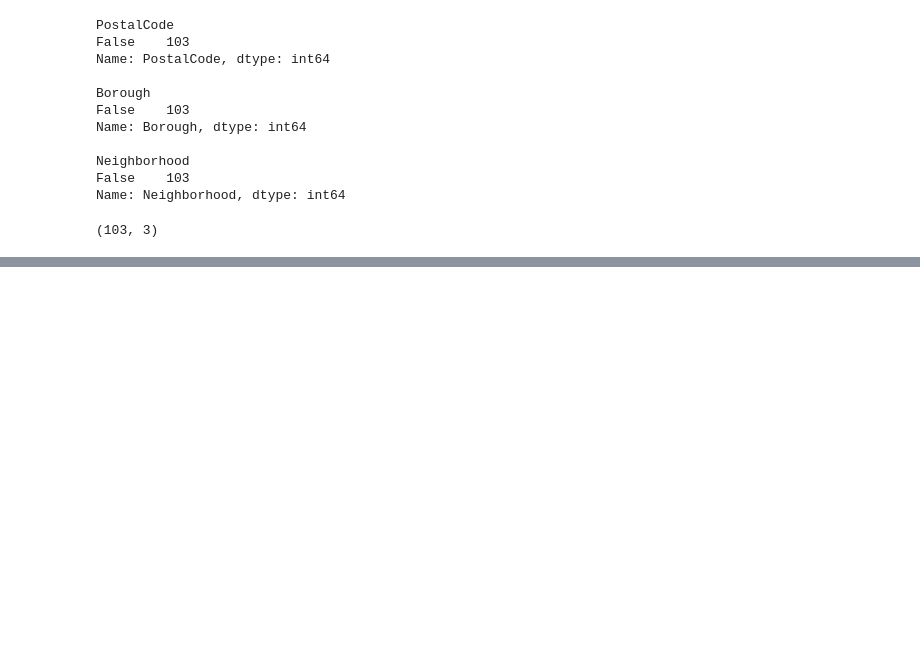
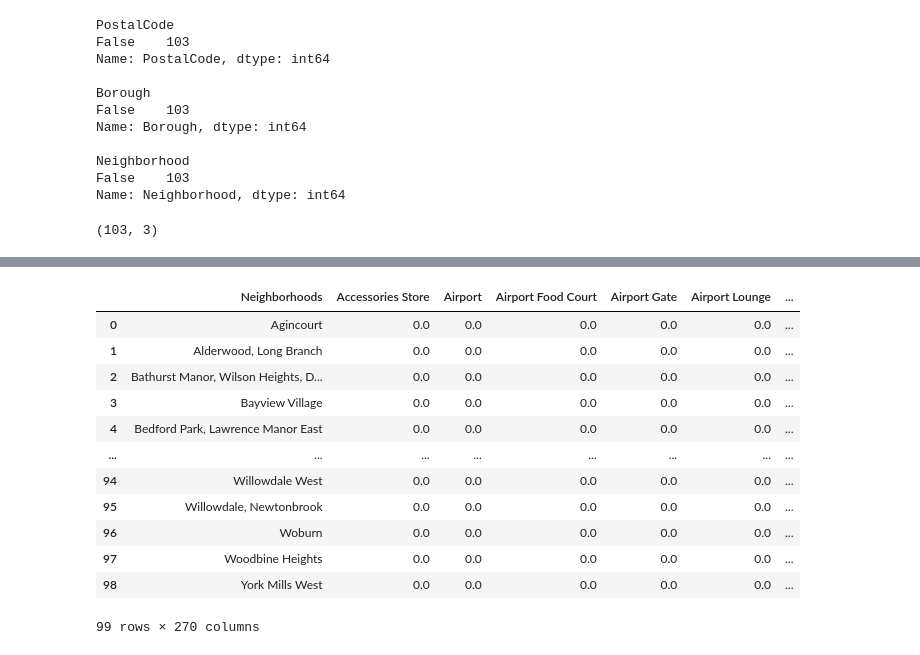
Before and after one commit to Yuki-1025/Coursera_Capstone, a Jupyter notebook: Assignment2-Segmenting_and_Clustering_Neighborhoods_in_Toronto.ipynb, the cells around one changed output, grey strips where cells are left out. Saved outputs shown, nothing was run; the diff lists cells and outputs as text; code cells hidden in the pictures; blank space fills up the shorter version.

```diff
--- a/Assignment2-Segmenting_and_Clustering_Neighborhoods_in_Toronto.ipynb
+++ b/Assignment2-Segmenting_and_Clustering_Neighborhoods_in_Toronto.ipynb
@@ -120,0 +180,7 @@ df.shape
+# %%
+address = 'Toronto, ON'
+geolocator = Nominatim(user_agent="toronto_explorer")
+location = geolocator.geocode(address)
+latitude = location.latitude
+longitude = location.longitude
+print('The geograpical coordinate of Toronto are {}, {}.'.format(latitude, longitude))
@@ -120,0 +210,10 @@ df.shape
+# %%
+# Define Foursquare credentials and version
+CLIENT_ID = 'Q1J3UQGDYGC0JPRHHFRNTD2E4UO4IGAXHHGU5ICBSHE3AK41' # your Foursquare ID
+CLIENT_SECRET = 'I2FFNQCL5AM5WM2HSMQQURN2BYJGFEAAADRGXNNWJ0GIJAUG' # your Foursquare Secret
+VERSION = '20180605' # Foursquare API version
+LIMIT = 100 # A default Foursquare API limit value
+
+print('Your credentails:')
+print('CLIENT_ID: ' + CLIENT_ID)
+print('CLIENT_SECRET:' + CLIENT_SECRET)
@@ -120,0 +264,2 @@ df.shape
+# %%
+toronto_venues = getNearbyVenues(df_ready['Neighborhood'], df_ready['Latitude'], df_ready['Longitude'])
@@ -120,0 +308,14 @@ df.shape
+# %%
+# one hot encoding
+toronto_onehot = pd.get_dummies(toronto_venues[['Venue Category']], prefix='', prefix_sep='')
+print(toronto_onehot.shape)
+
+# add neighborhood column back to dataframe
+toronto_onehot['Neighborhoods'] = toronto_venues['Neighborhood']
+
+print(toronto_onehot.shape)
+# move neighborhood column to the first column
+fixed_columns = [toronto_onehot.columns[-1]] + list(toronto_onehot.columns[:-1])
+toronto_onehot = toronto_onehot[fixed_columns]
+
+toronto_onehot.head()
@@ -120,0 +332,18 @@ df.shape
+# %%
+#aggregate rows by neighborhood and by taking the mean of the frequency of occurrence of each category
+toronto_grouped= toronto_onehot.groupby('Neighborhoods').mean().reset_index()
+toronto_grouped
+# %% [output]
+|  | Neighborhoods | Accessories Store | Airport | Airport Food Court | Airport Gate | Airport Lounge | ... |
+| 0 | Agincourt | 0.0 | 0.0 | 0.0 | 0.0 | 0.0 | ... |
+| 1 | Alderwood, Long Branch | 0.0 | 0.0 | 0.0 | 0.0 | 0.0 | ... |
+| 2 | Bathurst Manor, Wilson Heights, D... | 0.0 | 0.0 | 0.0 | 0.0 | 0.0 | ... |
+| 3 | Bayview Village | 0.0 | 0.0 | 0.0 | 0.0 | 0.0 | ... |
+| 4 | Bedford Park, Lawrence Manor East | 0.0 | 0.0 | 0.0 | 0.0 | 0.0 | ... |
+| ... | ... | ... | ... | ... | ... | ... | ... |
+| 94 | Willowdale West | 0.0 | 0.0 | 0.0 | 0.0 | 0.0 | ... |
+| 95 | Willowdale, Newtonbrook | 0.0 | 0.0 | 0.0 | 0.0 | 0.0 | ... |
+| 96 | Woburn | 0.0 | 0.0 | 0.0 | 0.0 | 0.0 | ... |
+| 97 | Woodbine Heights | 0.0 | 0.0 | 0.0 | 0.0 | 0.0 | ... |
+| 98 | York Mills West | 0.0 | 0.0 | 0.0 | 0.0 | 0.0 | ... |
+99 rows × 270 columns
```
Also changed, not shown: parts of 34 cells of this notebook.
